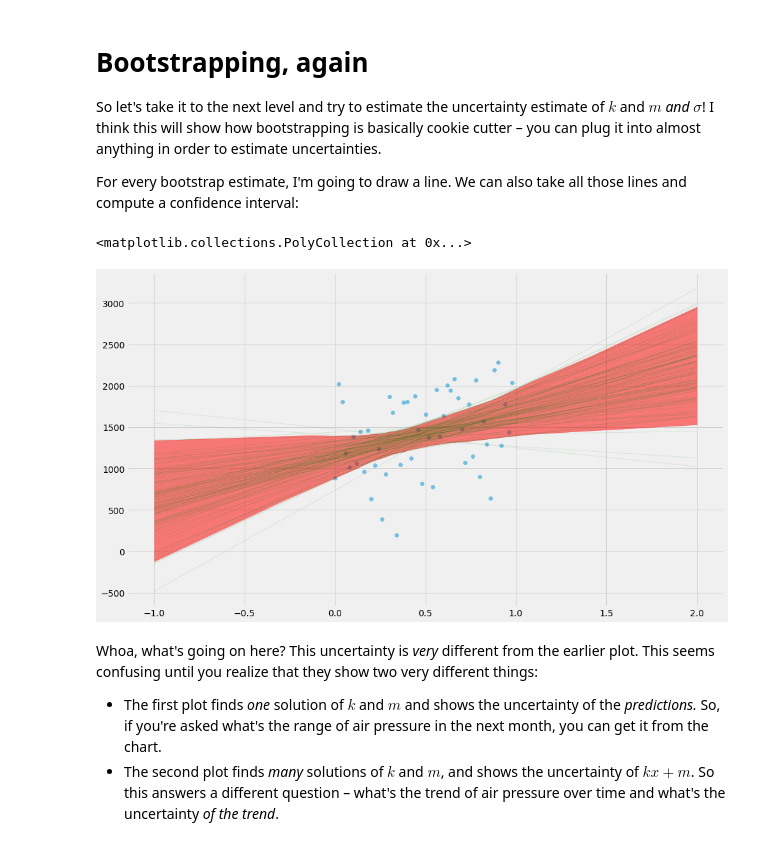
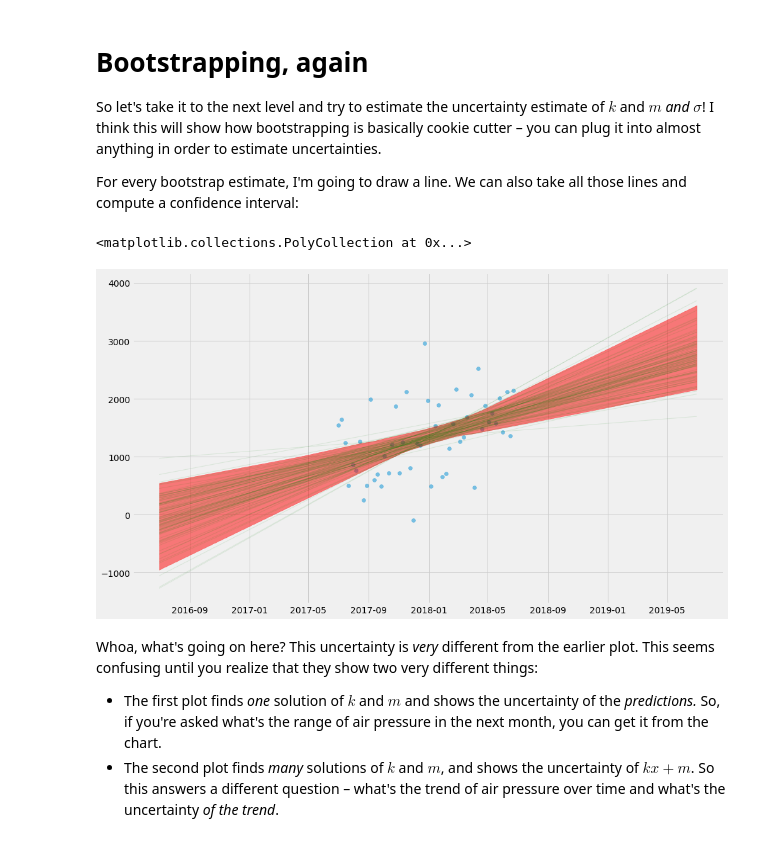
Before and after one commit to erikbern/uncertainty, a Jupyter notebook: notebook.ipynb, the cells around one changed output. Drawn from its saved outputs; the diff is of its cells as text; code cells hidden in the pictures.

```diff
--- a/notebook.ipynb
+++ b/notebook.ipynb
@@ -11,12 +11,14 @@ I don't believe in learning things without a concrete example, so let's generate
 # %%
 def generate_time_series(k=700, m=1000, n=50,
-                         start_date=datetime.date(2017, 1, 1)):
+                         start_date=datetime.date(2017, 7, 1)):
     xs = numpy.linspace(0, 1, n, endpoint=False)
     ys = [k*x + m + random.gauss(0, 500) for x in xs]
     ts = [start_date + datetime.timedelta(x)*365 for x in xs]
-    return xs, ys, ts
+    x_scale = numpy.linspace(-1, 2, 500) # for plotting
+    t_scale = [start_date + datetime.timedelta(x)*365 for x in x_scale]
+    return xs, ys, ts, x_scale, t_scale
 
-xs, ys, ts = generate_time_series()
+xs, ys, ts, x_scale, t_scale = generate_time_series()
 # %% [markdown]
 Before we get started with anything, we need graphics. Let's plot to see what's going on!
 # %%
@@ -198,7 +193,7 @@ There's some smart ways you can implement linear regression so that it's extreme
 
 I'm going to do it in what I think of as the most general possible way. We're going to define a _model_ (in this case a straight line), a _loss function_ (squared deviations from this straight line) and then optimize it using a general-purpose solver (scipy.optimize.minimize).
 # %%
-xs, ys, ts = generate_time_series()
+xs, ys, ts, x_scale, t_scale = generate_time_series()
 
 def model(xs, k, m):
     return k * xs + m
@@ -209,8 +204,7 @@ def l2_loss(tup, xs, ys):
     return numpy.dot(delta, delta)
 
 k_hat, m_hat = scipy.optimize.minimize(l2_loss, (0, 0), args=(xs, ys)).x
-pyplot.scatter(xs, ys, alpha=0.5)
-x_scale = numpy.linspace(-1, 2, 500)
-pyplot.plot(x_scale, model(x_scale, k_hat, m_hat), color='red', linewidth=5)
+pyplot.scatter(ts, ys, alpha=0.5)
+pyplot.plot(t_scale, model(x_scale, k_hat, m_hat), color='red', linewidth=5)
 # %% [output]
 [<matplotlib.lines.Line2D at 0x...>]
@@ -267,30 +260,29 @@ So let's take it to the next level and try to estimate the uncertainty estimate
 
 For every bootstrap estimate, I'm going to draw a line. We can also take all those lines and compute a confidence interval:
 # %%
-pyplot.scatter(xs, ys, alpha=0.5)
+pyplot.scatter(ts, ys, alpha=0.5)
 xys = list(zip(xs, ys))
 curves = []
-x_scale = numpy.linspace(-1, 2, 500)
 for i in range(100):
     # sample with replacement
     bootstrap = [random.choice(xys) for _ in xys]
     xs_bootstrap = numpy.array([x for x, y in bootstrap])
     ys_bootstrap = numpy.array([y for x, y in bootstrap])
     k_hat, m_hat = scipy.optimize.minimize(
         l2_loss, (0, 0), args=(xs_bootstrap, ys_bootstrap)
     ).x
     curves.append(model(x_scale, k_hat, m_hat))
 
 # Plot individual lines
 for curve in curves:
-    pyplot.plot(x_scale, curve, alpha=0.1, linewidth=1, color='green')
+    pyplot.plot(t_scale, curve, alpha=0.1, linewidth=1, color='green')
 
 # Plot 95% confidence interval
 lo, hi = numpy.percentile(curves, (2.5, 97.5), axis=0)
-pyplot.fill_between(x_scale, lo, hi, color='red', alpha=0.5)
+pyplot.fill_between(t_scale, lo, hi, color='red', alpha=0.5)
 # %% [output]
 <matplotlib.collections.PolyCollection at 0x...>
-[figure, old version]
+[figure, new version]
 # %% [markdown]
 Whoa, what's going on here? This uncertainty is _very_ different from the earlier plot. This seems confusing until you realize that they show two very different things:
 
```
Also changed, not shown: parts of 23 cells of this notebook.
